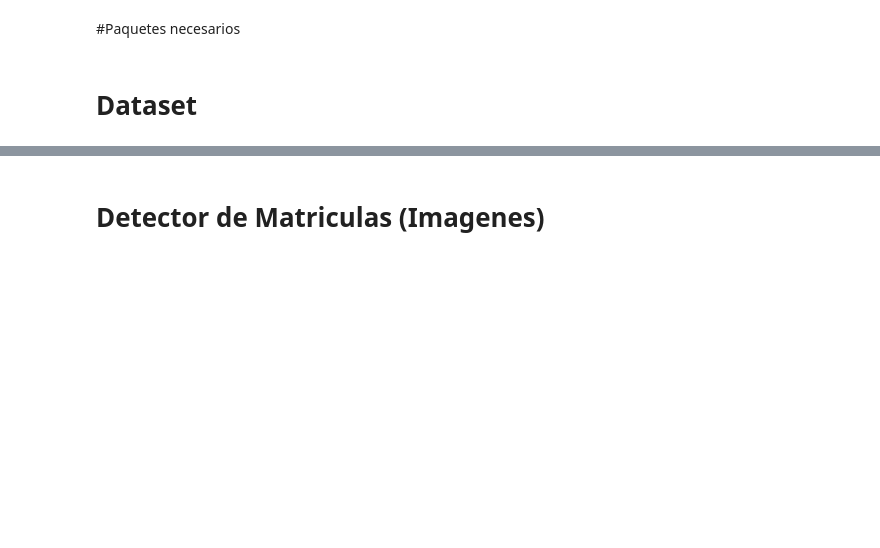
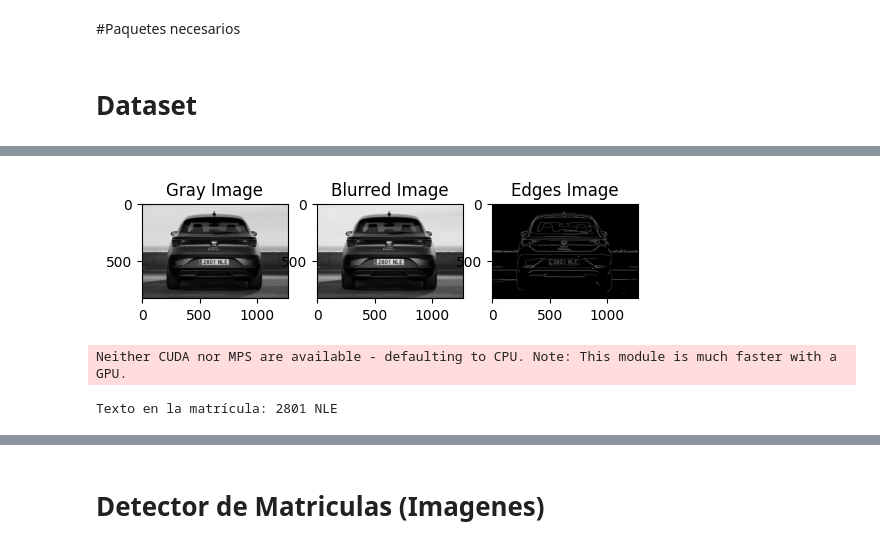
Before and after one commit to AcoranGonzalezMoray/VisionArtificial, a Jupyter notebook: Práctica_5/VC_P5.ipynb, the cells around one changed output, grey strips where cells are left out. Saved outputs shown, nothing was run; the diff lists cells and outputs as text; code cells hidden in the pictures; blank space fills up the shorter version.

Commit message:
deteccion sin YOLO

```diff
--- a/Práctica_5/VC_P5.ipynb
+++ b/Práctica_5/VC_P5.ipynb
@@ -27,0 +32,80 @@ Dependency ultralytics==8.0.196 is required but found version=8.0.207, to fix: `
+# %%
+import easyocr
+
+image_path = './Data/2.jpg'
+img = cv2.imread(image_path)
+gray = cv2.cvtColor(img, cv2.COLOR_BGR2GRAY)
+blurred = cv2.GaussianBlur(gray, (5, 5), 0)
+edges = cv2.Canny(blurred, 50, 100)
+
+# Plot de la imagen en escala de grises
+plt.subplot(131)
+plt.imshow(gray, cmap='gray')
+plt.title('Gray Image')
+
+# Plot de la imagen con desenfoque
+plt.subplot(132)
+plt.imshow(blurred, cmap='gray')
+plt.title('Blurred Image')
+
+# Plot de la imagen con detección de bordes
+plt.subplot(133)
+plt.imshow(edges, cmap='gray')
+plt.title('Edges Image')
+
+plt.show()
+
+# Encontrar contornos en la imagen
+contours, _ = cv2.findContours(edges, cv2.RETR_EXTERNAL, cv2.CHAIN_APPROX_SIMPLE)
+
+# Inicializar el lector OCR
+reader = easyocr.Reader(['en'])
+
+# Para cada contorno
+for contour in contours:
+    # Calcular el perímetro del contorno
+    perimeter = cv2.arcLength(contour, True)
+
+    # Aproximar el contorno por un polígono
+    epsilon = 0.03 * perimeter  # Ajusta este valor según la imagen
+    approx = cv2.approxPolyDP(contour, epsilon, True)
+
+    # Si el polígono tiene cuatro esquinas y un área mínima, asumimos que es una matrícula
+    if len(approx) >= 4 and cv2.contourArea(contour) >= 300:
+        # Obtener las coordenadas de la caja delimitadora de la matrícula
+        x, y, w, h = cv2.boundingRect(approx)
+
+        # Recortar la región de la matrícula
+        plate_region = img[y:y+h, x:x+w]
+
+        # Convertir la región de la matrícula a escala de grises
+        plate_gray = cv2.cvtColor(plate_region, cv2.COLOR_BGR2GRAY)
+
+        _, thresholded_plate = cv2.threshold(plate_gray, 0, 255, cv2.THRESH_BINARY + cv2.THRESH_OTSU)
+
+        # Realizar la detección de texto en la región de la matrícula
+        result = reader.readtext(thresholded_plate, detail=5, text_threshold=0.8)
+
+        # Mostrar el texto detectado
+        if result:
+            text = result[0][1]
+            print(f"Texto en la matrícula: {text}")
+
+            # Mostrar la caja delimitadora de la matrícula
+            cv2.rectangle(img, (x, y), (x + w, y + h), (0, 255, 0), 3)
+            cv2.putText(img, text, (x, y - 10), cv2.FONT_HERSHEY_SIMPLEX, 1, (0, 255, 0), 2)
+
+            # Mostrar la región de la matrícula (plate_gray) en un plot
+            plt.imshow(thresholded_plate, cmap='gray')
+            plt.title('Plate Region (thresholded_plate)')
+            plt.show()
+
+# Guardar la imagen con las detecciones de matrículas
+output_image_path = './Filter/filtrado_con_matriculas_ocr.jpg'
+cv2.imwrite(output_image_path, img)
+
+print(f"Imagen con detecciones de matrículas y texto guardada en: {output_image_path}")
+# %% [output]
+[figure, added]
+Neither CUDA nor MPS are available - defaulting to CPU. Note: This module is much faster with a GPU.
+Texto en la matrícula: 2801 NLE
```
Also changed, not shown: parts of 4 cells of this notebook, 4 other files.
